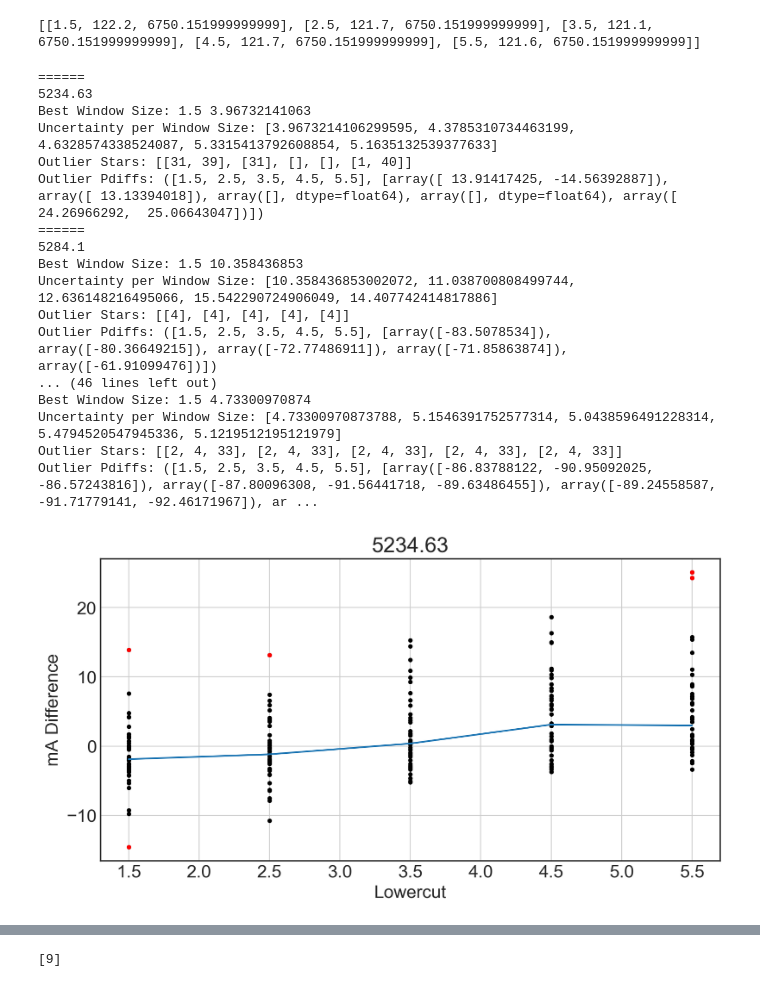
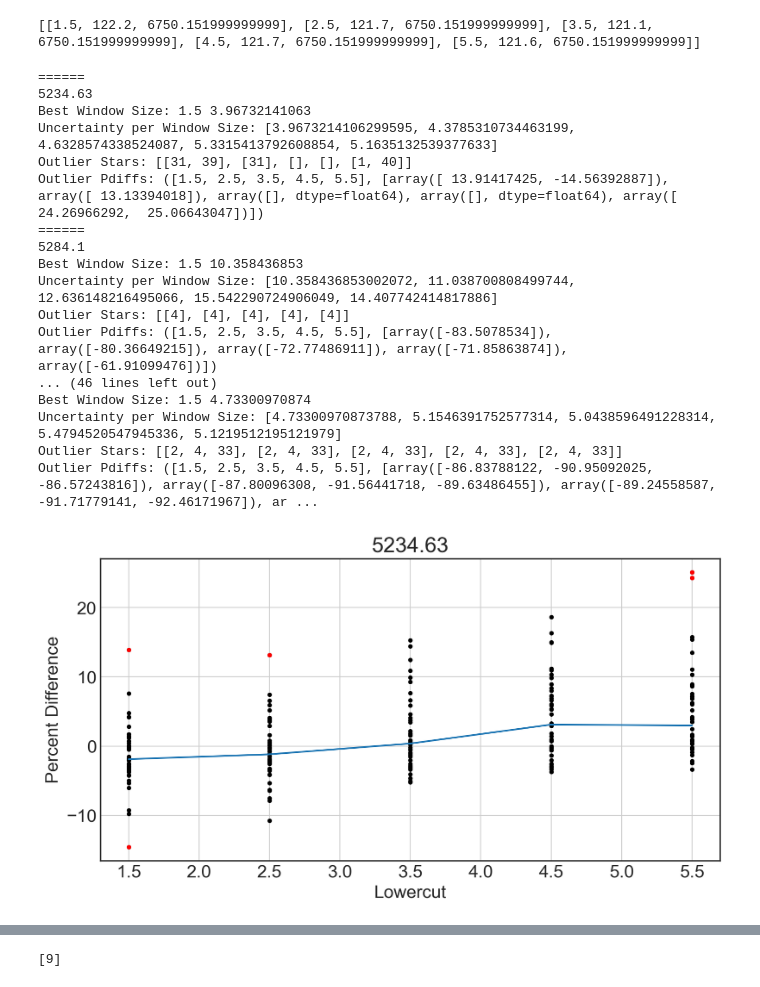
Before and after one commit to jkcarlberg/redgiant_planethosts, a Jupyter notebook: windowsize.ipynb, the cells around one changed output, grey strips where cells are left out. Saved outputs shown, nothing was run; the diff lists cells and outputs as text; code cells hidden in the pictures.

```diff
--- a/windowsize.ipynb
+++ b/windowsize.ipynb
@@ -141,35 +141,35 @@ for line in line_list[0:10]:
     if plot:
         plt.title(line)
         plt.xlabel("Lowercut")
-        plt.ylabel("mA Difference")
+        plt.ylabel("Percent Difference")
         print("======")
         print(line)
         print("Best Window Size:", best_wsize, np.min(std_pdiffs))
         print("Uncertainty per Window Size:", std_pdiffs)
         print("Outlier Stars:", bad_stars)
         print("Outlier Pdiffs:", (wsizes,clipped_data))
         if np.min(std_pdiffs) > 10:
             print("WARNING: Large Standard Deviation, Bimodal?")
 
     line_dict[line] = (best_wsize, np.min(std_pdiffs), pdiff_offset,np.mean(hand_all))
 if write_out:
     f_out.close()
 # %% [output]
 ======
 5234.63
 Best Window Size: 1.5 3.96732141063
 Uncertainty per Window Size: [3.9673214106299595, 4.3785310734463199, 4.6328574338524087, 5.3315413792608854, 5.1635132539377633]
 Outlier Stars: [[31, 39], [31], [], [], [1, 40]]
 Outlier Pdiffs: ([1.5, 2.5, 3.5, 4.5, 5.5], [array([ 13.91417425, -14.56392887]), array([ 13.13394018]), array([], dtype=float64), array([], dtype=float64), array([ 24.26966292,  25.06643047])])
 ======
 5284.1
 Best Window Size: 1.5 10.358436853
 Uncertainty per Window Size: [10.358436853002072, 11.038700808499744, 12.636148216495066, 15.542290724906049, 14.407742414817886]
 Outlier Stars: [[4], [4], [4], [4], [4]]
 Outlier Pdiffs: ([1.5, 2.5, 3.5, 4.5, 5.5], [array([-83.5078534]), array([-80.36649215]), array([-72.77486911]), array([-71.85863874]), array([-61.91099476])])
 ... (46 lines left out)
 Best Window Size: 1.5 4.73300970874
 Uncertainty per Window Size: [4.73300970873788, 5.1546391752577314, 5.0438596491228314, 5.4794520547945336, 5.1219512195121979]
 Outlier Stars: [[2, 4, 33], [2, 4, 33], [2, 4, 33], [2, 4, 33], [2, 4, 33]]
 Outlier Pdiffs: ([1.5, 2.5, 3.5, 4.5, 5.5], [array([-86.83788122, -90.95092025, -86.57243816]), array([-87.80096308, -91.56441718, -89.63486455]), array([-89.24558587, -91.71779141, -92.46171967]), ar ...
-[figure, old version]
+[figure, new version]
```
Also changed, not shown: parts of 1 cell of this notebook.
